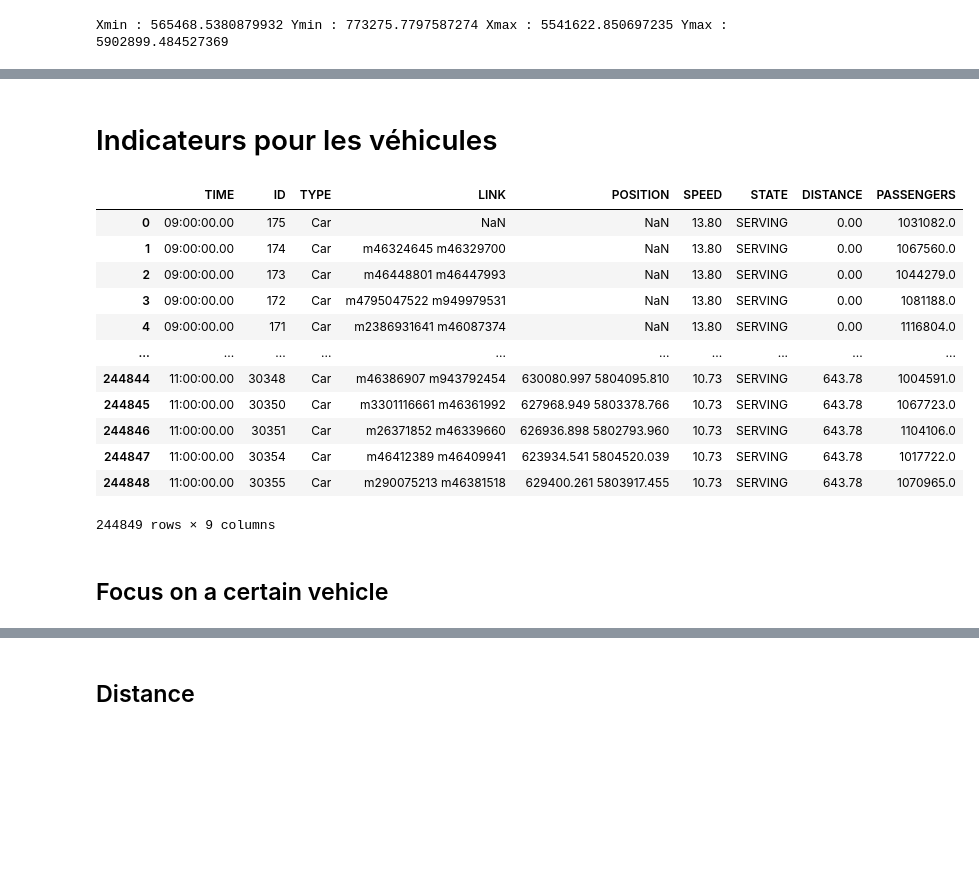
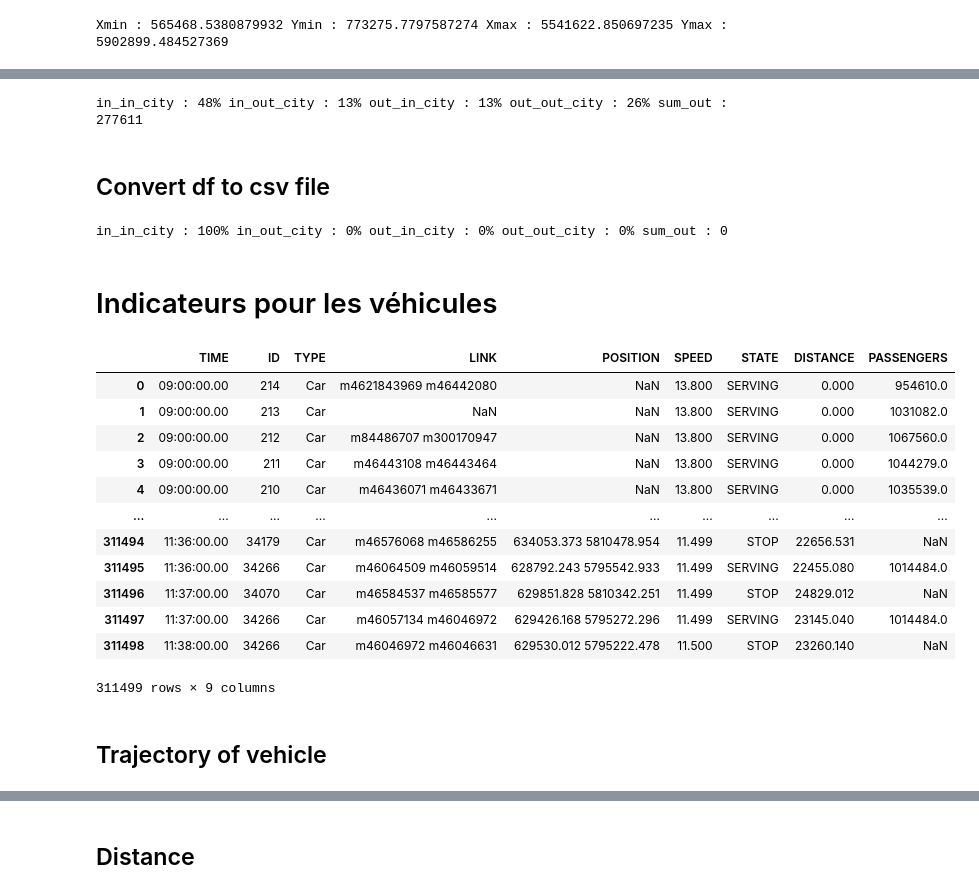
Before and after one commit to Xinyun77/stage_4A, a Jupyter notebook: Test_missingUsers.ipynb, the cells around one changed output, grey strips where cells are left out. Drawn from its saved outputs; the diff is of its cells as text; code cells hidden in the pictures; blank space fills up the shorter version.

```diff
--- a/Test_missingUsers.ipynb
+++ b/Test_missingUsers.ipynb
@@ -229,0 +255,7 @@ O = Input.ORIGIN.tolist()
+# %%
+(a,b,c,d,e) = in_out_city(all_agent)
+print("in_in_city :", "{0:.0f}%".format(a), "in_out_city :", "{0:.0f}%".format(b), "out_in_city :", "{0:.0f}%".format(c), "out_out_city :","{0:.0f}%".format(d), "sum_out :", e)
+# %% [output]
+in_in_city : 48% in_out_city : 13% out_in_city : 13% out_out_city : 26% sum_out : 277611
+# %% [markdown]
+## Convert df to csv file
@@ -230,22 +264,25 @@ O = Input.ORIGIN.tolist()
+# %%
+(a,b,c,d,e) = in_out_city(agent)
+print("in_in_city :", "{0:.0f}%".format(a), "in_out_city :", "{0:.0f}%".format(b), "out_in_city :", "{0:.0f}%".format(c), "out_out_city :","{0:.0f}%".format(d), "sum_out :", e)
+# %% [output]
+in_in_city : 100% in_out_city : 0% out_in_city : 0% out_out_city : 0% sum_out : 0
 # %% [markdown]
 # Indicateurs pour les véhicules
 # %%
-input_veh = os.getcwd() + "/OUTPUTS_9h_11h/veh.csv"
+input_veh = os.getcwd() + "/OUTPUTS_all_in_city_9h_11h/veh.csv"
 veh = pd.read_csv(input_veh, delimiter = ";")
 veh
 # %% [output]
 |  | TIME | ID | TYPE | LINK | POSITION | SPEED | STATE | DISTANCE | PASSENGERS |
-| 0 | 09:00:00.00 | 175 | Car | NaN | NaN | 13.80 | SERVING | 0.00 | 1031082.0 |
-| 1 | 09:00:00.00 | 174 | Car | m46324645 m46329700 | NaN | 13.80 | SERVING | 0.00 | 1067560.0 |
-| 2 | 09:00:00.00 | 173 | Car | m46448801 m46447993 | NaN | 13.80 | SERVING | 0.00 | 1044279.0 |
-| 3 | 09:00:00.00 | 172 | Car | m4795047522 m949979531 | NaN | 13.80 | SERVING | 0.00 | 1081188.0 |
-| 4 | 09:00:00.00 | 171 | Car | m2386931641 m46087374 | NaN | 13.80 | SERVING | 0.00 | 1116804.0 |
+| 0 | 09:00:00.00 | 214 | Car | m4621843969 m46442080 | NaN | 13.800 | SERVING | 0.000 | 954610.0 |
+| 1 | 09:00:00.00 | 213 | Car | NaN | NaN | 13.800 | SERVING | 0.000 | 1031082.0 |
+| 2 | 09:00:00.00 | 212 | Car | m84486707 m300170947 | NaN | 13.800 | SERVING | 0.000 | 1067560.0 |
+| 3 | 09:00:00.00 | 211 | Car | m46443108 m46443464 | NaN | 13.800 | SERVING | 0.000 | 1044279.0 |
+| 4 | 09:00:00.00 | 210 | Car | m46436071 m46433671 | NaN | 13.800 | SERVING | 0.000 | 1035539.0 |
 | ... | ... | ... | ... | ... | ... | ... | ... | ... | ... |
-| 244844 | 11:00:00.00 | 30348 | Car | m46386907 m943792454 | 630080.997 5804095.810 | 10.73 | SERVING | 643.78 | 1004591.0 |
-| 244845 | 11:00:00.00 | 30350 | Car | m3301116661 m46361992 | 627968.949 5803378.766 | 10.73 | SERVING | 643.78 | 1067723.0 |
-| 244846 | 11:00:00.00 | 30351 | Car | m26371852 m46339660 | 626936.898 5802793.960 | 10.73 | SERVING | 643.78 | 1104106.0 |
-| 244847 | 11:00:00.00 | 30354 | Car | m46412389 m46409941 | 623934.541 5804520.039 | 10.73 | SERVING | 643.78 | 1017722.0 |
-| 244848 | 11:00:00.00 | 30355 | Car | m290075213 m46381518 | 629400.261 5803917.455 | 10.73 | SERVING | 643.78 | 1070965.0 |
+| 311494 | 11:36:00.00 | 34179 | Car | m46576068 m46586255 | 634053.373 5810478.954 | 11.499 | STOP | 22656.531 | NaN |
+| 311495 | 11:36:00.00 | 34266 | Car | m46064509 m46059514 | 628792.243 5795542.933 | 11.499 | SERVING | 22455.080 | 1014484.0 |
+| 311496 | 11:37:00.00 | 34070 | Car | m46584537 m46585577 | 629851.828 5810342.251 | 11.499 | STOP | 24829.012 | NaN |
+| 311497 | 11:37:00.00 | 34266 | Car | m46057134 m46046972 | 629426.168 5795272.296 | 11.499 | SERVING | 23145.040 | 1014484.0 |
+| 311498 | 11:38:00.00 | 34266 | Car | m46046972 m46046631 | 629530.012 5795222.478 | 11.500 | STOP | 23260.140 | NaN |
-244849 rows × 9 columns
+311499 rows × 9 columns
-# %% [markdown]
-## Focus on a certain vehicle
@@ -253,0 +289,2 @@ veh
+# %% [markdown]
+## Trajectory  of vehicle
```
Also changed, not shown: parts of 27 cells of this notebook.
